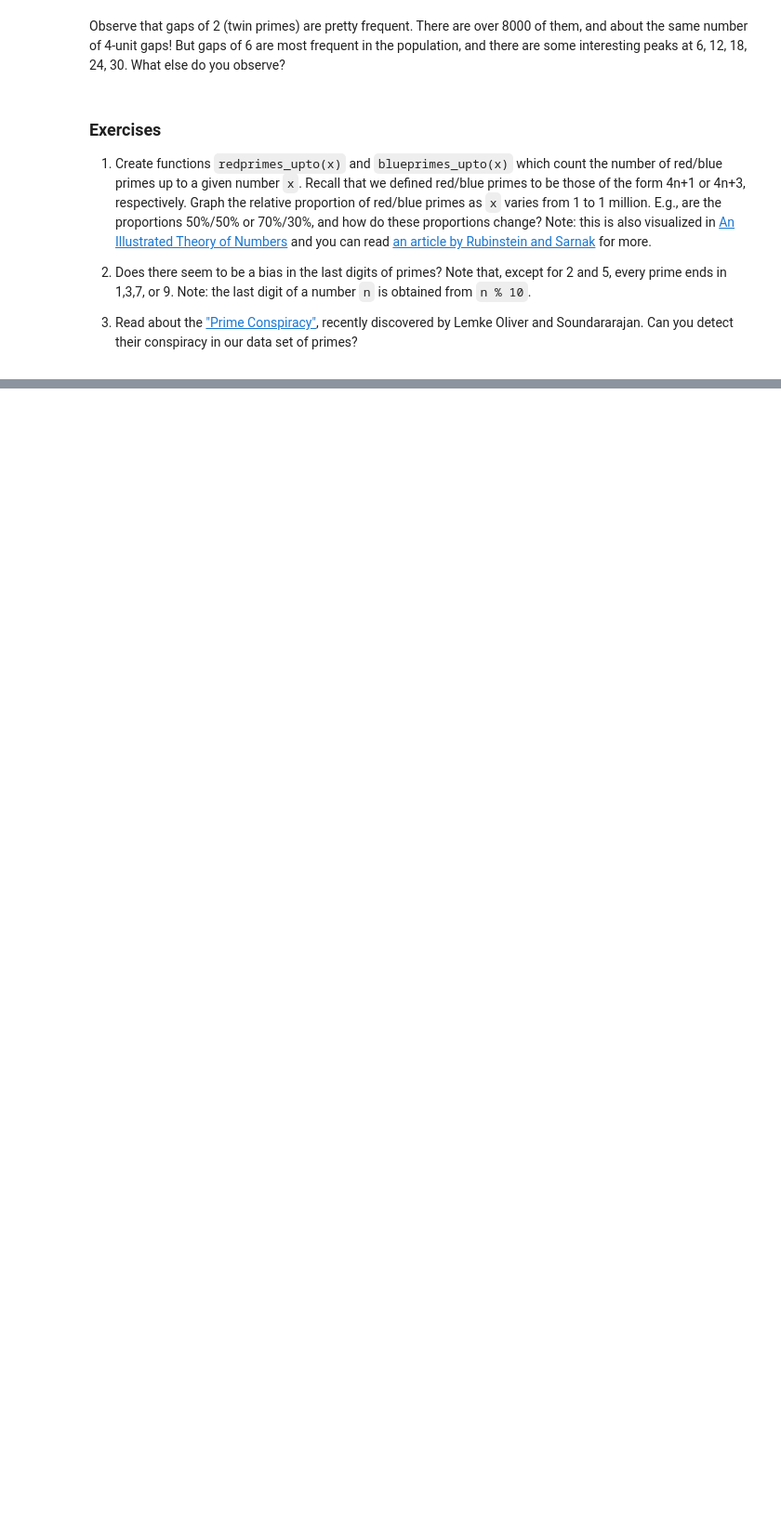
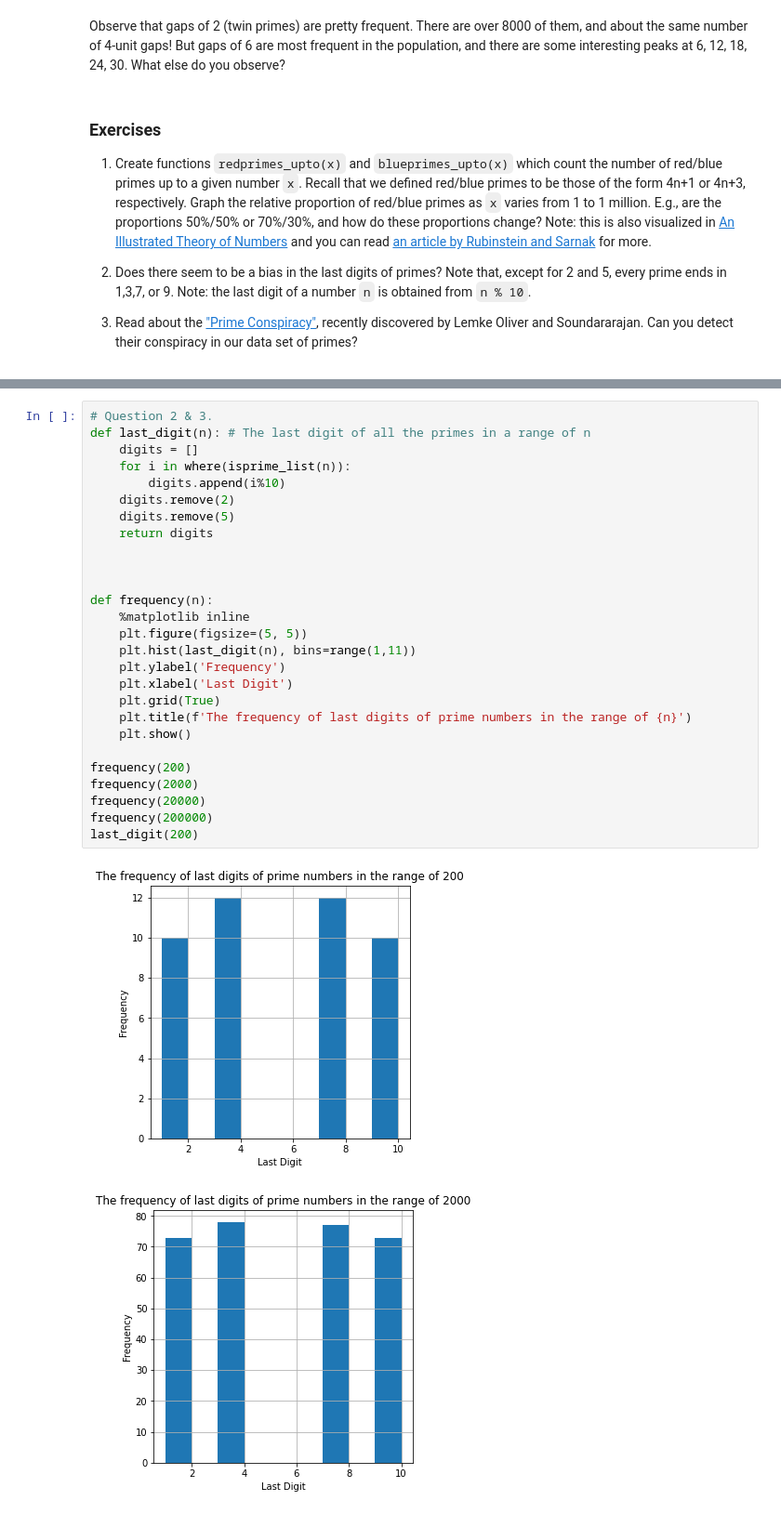
Before and after one commit to haskstans/Math-152, a Jupyter notebook: P4M_Notebook_3.ipynb, the cells around one changed output, grey strips where cells are left out. Shown: that part at 93% size. Cells and saved outputs as stored; diff of their text form; blank space fills up the shorter version.

```diff
--- a/P4M_Notebook_3.ipynb
+++ b/P4M_Notebook_3.ipynb
@@ -994,0 +1159,30 @@ Observe that gaps of 2 (twin primes) are pretty frequent.  There are over 8000 o
+# %%
+# Question 2 & 3.
+def last_digit(n): # The last digit of all the primes in a range of n
+    digits = []
+    for i in where(isprime_list(n)):
+        digits.append(i%10)
+    digits.remove(2)
+    digits.remove(5)
+    return digits
+
+
+
+def frequency(n):
+    %matplotlib inline
+    plt.figure(figsize=(5, 5))
+    plt.hist(last_digit(n), bins=range(1,11))
+    plt.ylabel('Frequency')
+    plt.xlabel('Last Digit')
+    plt.grid(True)
+    plt.title(f'The frequency of last digits of prime numbers in the range of {n}')
+    plt.show()
+
+frequency(200)
+frequency(2000)
+frequency(20000)
+frequency(200000)
+last_digit(200)
+# %% [output]
+[figure, added]
+[figure, added]
```
Also changed, not shown: parts of 53 cells of this notebook.
